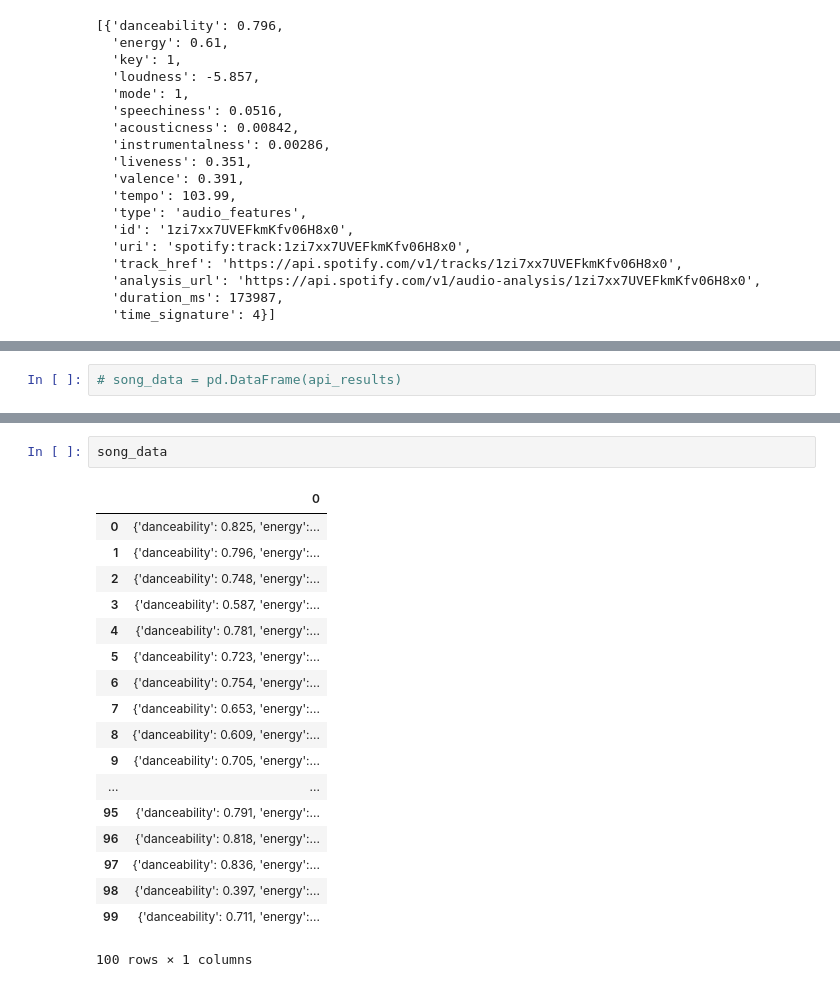
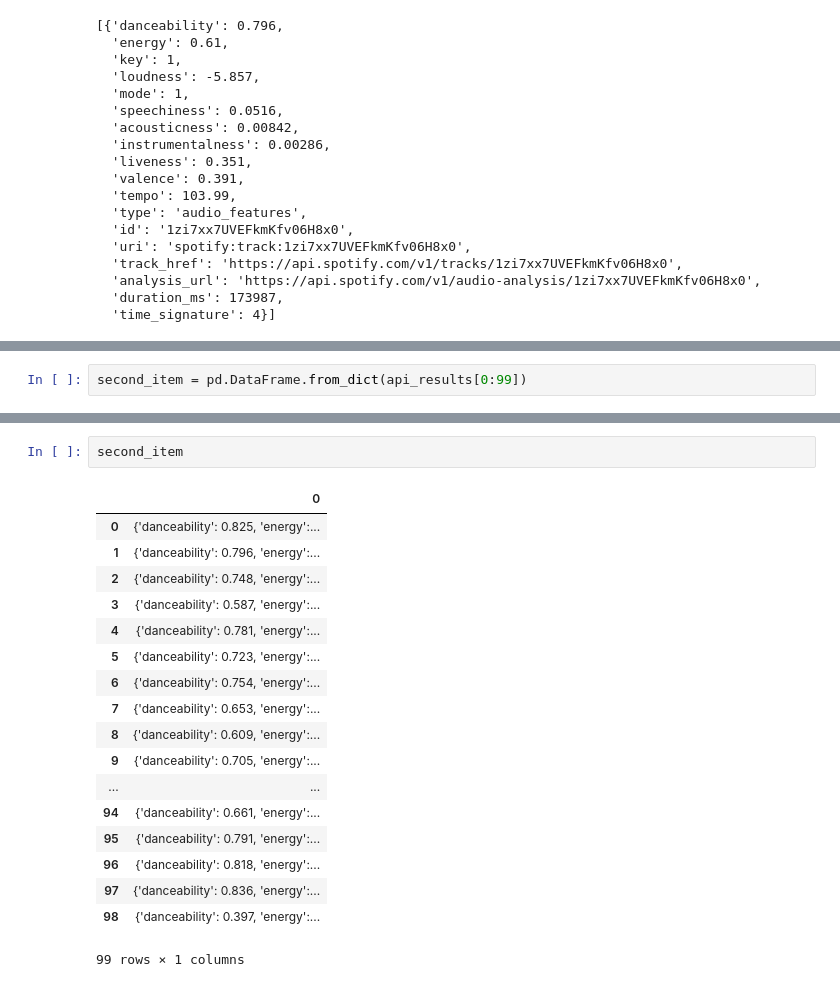
Before and after one commit to alysonsmith1124/Project2-Green-Team, a Jupyter notebook: webscrape.ipynb, the cells around one changed output, grey strips where cells are left out. Drawn from its saved outputs; the diff is of its cells as text.

```diff
--- a/webscrape.ipynb
+++ b/webscrape.ipynb
@@ -183,2 +205,2 @@ api_results[1]
 # %%
-# song_data = pd.DataFrame(api_results)
+second_item = pd.DataFrame.from_dict(api_results[0:99])
@@ -229,21 +207,21 @@ dfObj = pd.DataFrame(columns=['danceability', 'energy', 'key', 'loudness', 'mode
-# %%
-song_data
-# %% [output]
-|  | 0 |
-| 0 | {'danceability': 0.825, 'energy':... |
-| 1 | {'danceability': 0.796, 'energy':... |
-| 2 | {'danceability': 0.748, 'energy':... |
-| 3 | {'danceability': 0.587, 'energy':... |
-| 4 | {'danceability': 0.781, 'energy':... |
-| 5 | {'danceability': 0.723, 'energy':... |
-| 6 | {'danceability': 0.754, 'energy':... |
-| 7 | {'danceability': 0.653, 'energy':... |
-| 8 | {'danceability': 0.609, 'energy':... |
-| 9 | {'danceability': 0.705, 'energy':... |
-| ... | ... |
-| 95 | {'danceability': 0.791, 'energy':... |
-| 96 | {'danceability': 0.818, 'energy':... |
-| 97 | {'danceability': 0.836, 'energy':... |
-| 98 | {'danceability': 0.397, 'energy':... |
-| 99 | {'danceability': 0.711, 'energy':... |
-100 rows × 1 columns
+# %%
+second_item
+# %% [output]
+|  | 0 |
+| 0 | {'danceability': 0.825, 'energy':... |
+| 1 | {'danceability': 0.796, 'energy':... |
+| 2 | {'danceability': 0.748, 'energy':... |
+| 3 | {'danceability': 0.587, 'energy':... |
+| 4 | {'danceability': 0.781, 'energy':... |
+| 5 | {'danceability': 0.723, 'energy':... |
+| 6 | {'danceability': 0.754, 'energy':... |
+| 7 | {'danceability': 0.653, 'energy':... |
+| 8 | {'danceability': 0.609, 'energy':... |
+| 9 | {'danceability': 0.705, 'energy':... |
+| ... | ... |
+| 94 | {'danceability': 0.661, 'energy':... |
+| 95 | {'danceability': 0.791, 'energy':... |
+| 96 | {'danceability': 0.818, 'energy':... |
+| 97 | {'danceability': 0.836, 'energy':... |
+| 98 | {'danceability': 0.397, 'energy':... |
+99 rows × 1 columns
```
Also changed, not shown: parts of 6 cells of this notebook.
